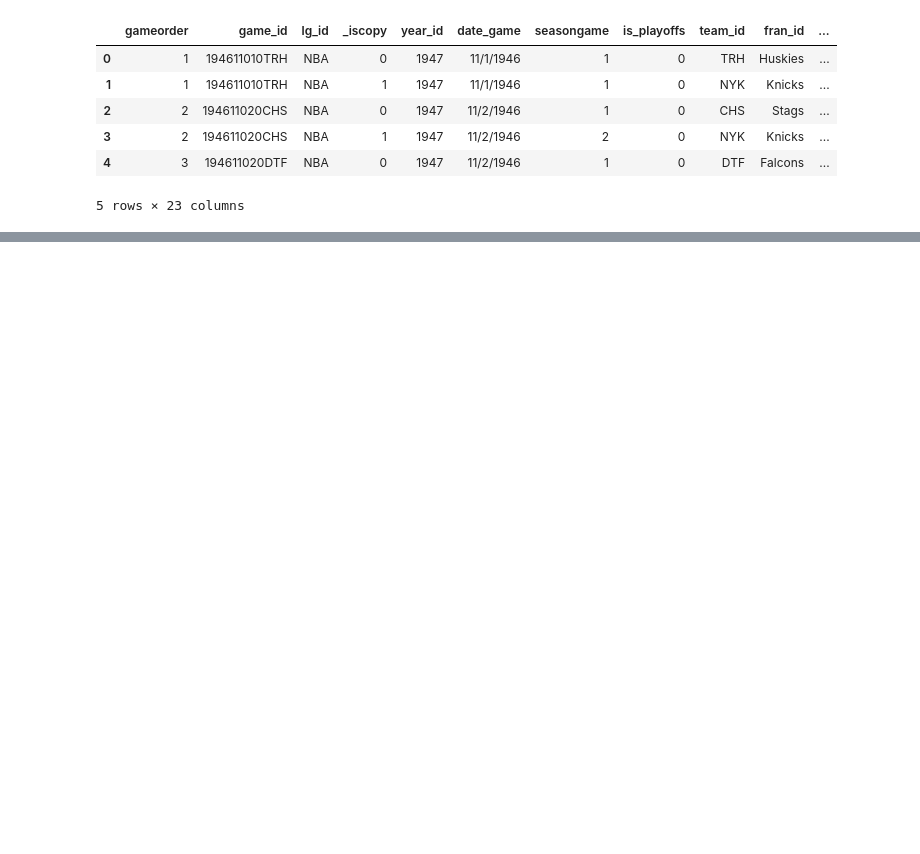
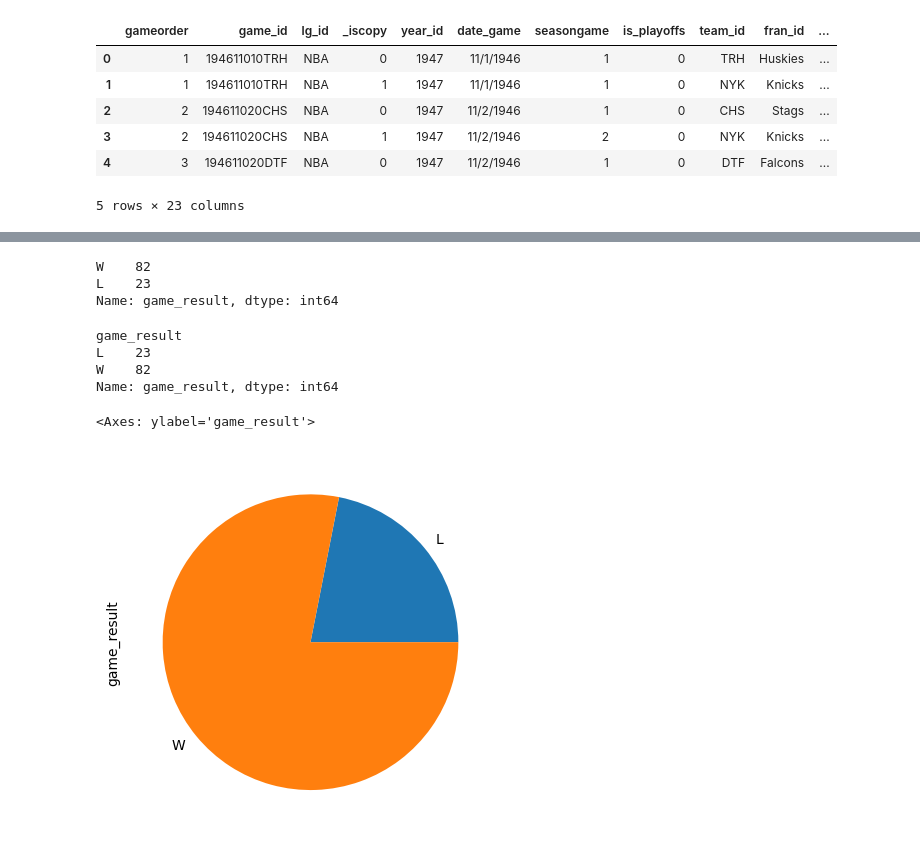
Before and after one commit to sara-zeus/NBA-History-Cleaned-Data, a Jupyter notebook: Viz.ipynb, the cells around one changed output, grey strips where cells are left out. Saved outputs shown, nothing was run; the diff lists cells and outputs as text; code cells hidden in the pictures; blank space fills up the shorter version.

```diff
--- a/Viz.ipynb
+++ b/Viz.ipynb
@@ -23,0 +61,20 @@ nba.head()
+# %%
+heat_13_w1 = nba[(nba['fran_id'] == 'Heat') & (nba['year_id'] == 2013)]['game_result'].value_counts()
+heat_13_w1
+# %% [output]
+W    82
+L    23
+Name: game_result, dtype: int64
+# %%
+heat_13_w1 = nba[(nba['fran_id'] == 'Heat') & (nba['year_id'] == 2013)].groupby('game_result')['game_result'].count()
+heat_13_w1
+# %% [output]
+game_result
+L    23
+W    82
+Name: game_result, dtype: int64
+# %%
+heat_13_w1.plot(kind='pie')
+# %% [output]
+<Axes: ylabel='game_result'>
+[figure, added]
```
Also changed, not shown: parts of 6 cells of this notebook.
